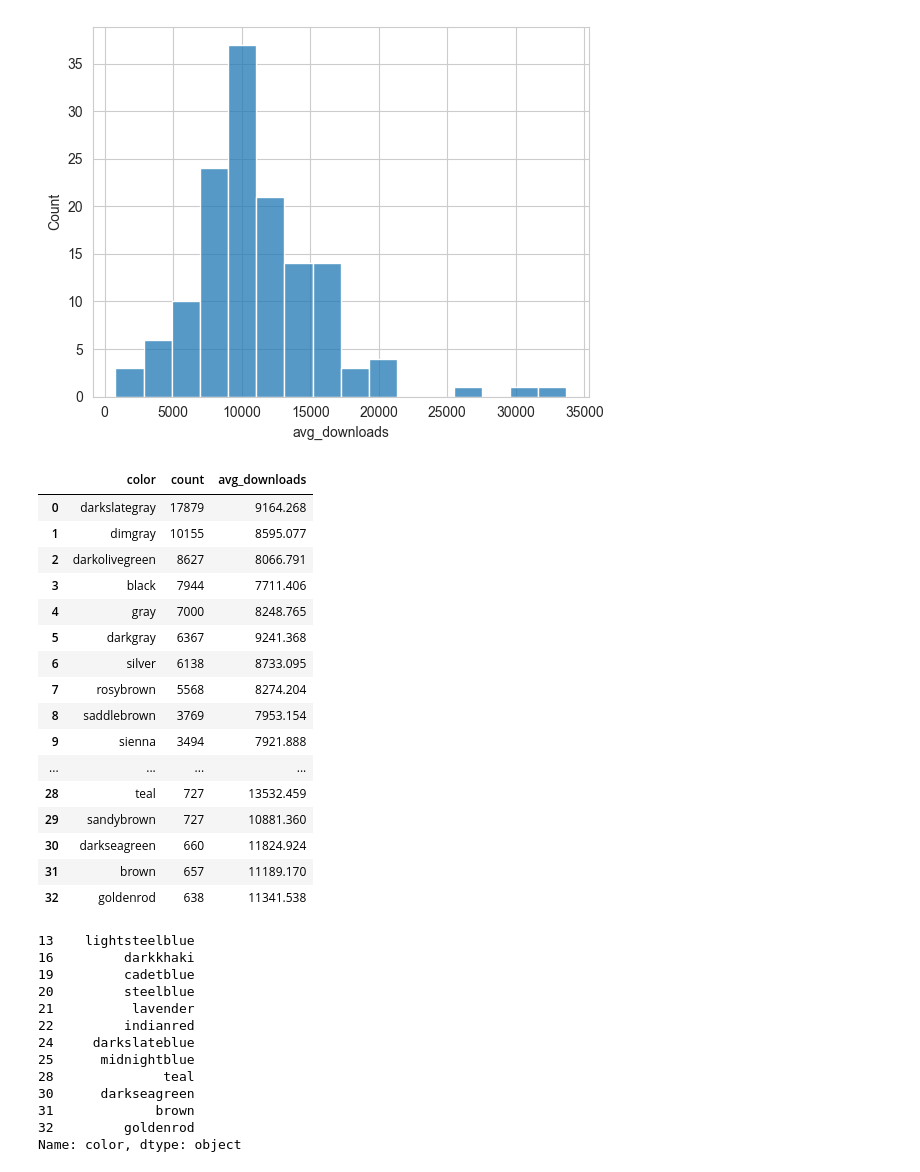
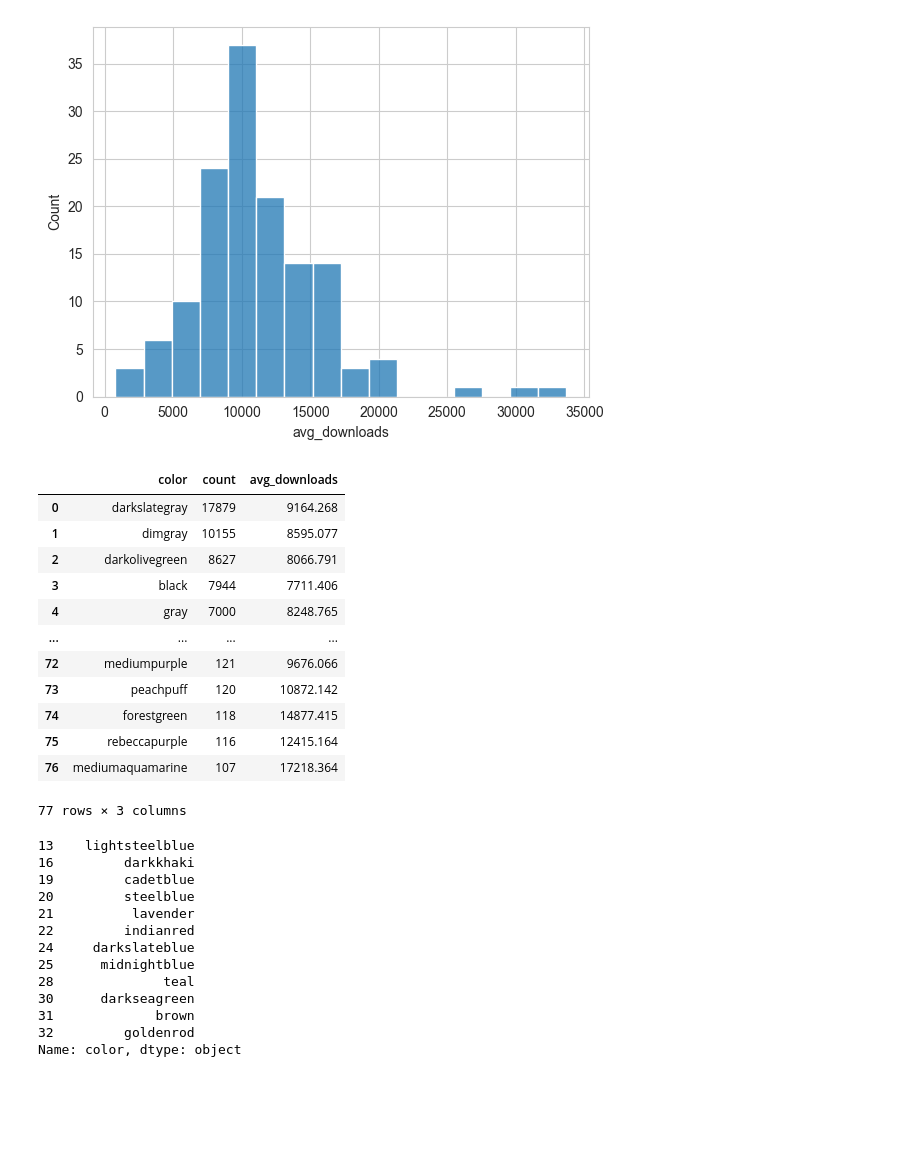
Before and after one commit to jjz17/Datathon2023, a Jupyter notebook: eda_other.ipynb, the cells around one changed output. Cells and saved outputs as stored; diff of their text form; code cells hidden in the pictures; blank space fills up the shorter version.

```diff
--- a/eda_other.ipynb
+++ b/eda_other.ipynb
@@ -64,5 +56,8 @@ Total # of unique image IDs with keywords: 12197
 train = pd.read_csv("data/train.csv")
 train_colors = pd.read_csv("data/train_colors.csv")
 train_keywords = pd.read_csv("data/train_keywords.csv")
+test = pd.read_csv("data/test.csv")
+test_colors = pd.read_csv("data/test_colors.csv")
+test_keywords = pd.read_csv("data/test_keywords.csv")
 
-outlier_ids = train[train["stats_downloads"] > 300000]["image_id"]
+outlier_ids = train[train["stats_downloads"] > 450000]["image_id"]
@@ -167,25 +183,22 @@ sns.histplot(color_downloads["avg_downloads"])
 # %%
 color_downloads.sort_values(["count", "avg_downloads"], ascending=False, inplace=True)
 color_downloads.reset_index(drop=True, inplace=True)
-color_downloads[color_downloads["count"] > 500]
+cd = color_downloads[color_downloads["count"] > 100]
+cd
 # %% [output]
 |  | color | count | avg_downloads |
 | 0 | darkslategray | 17879 | 9164.268 |
 | 1 | dimgray | 10155 | 8595.077 |
 | 2 | darkolivegreen | 8627 | 8066.791 |
 | 3 | black | 7944 | 7711.406 |
 | 4 | gray | 7000 | 8248.765 |
-| 5 | darkgray | 6367 | 9241.368 |
-| 6 | silver | 6138 | 8733.095 |
-| 7 | rosybrown | 5568 | 8274.204 |
-| 8 | saddlebrown | 3769 | 7953.154 |
-| 9 | sienna | 3494 | 7921.888 |
 | ... | ... | ... | ... |
-| 28 | teal | 727 | 13532.459 |
-| 29 | sandybrown | 727 | 10881.360 |
-| 30 | darkseagreen | 660 | 11824.924 |
-| 31 | brown | 657 | 11189.170 |
-| 32 | goldenrod | 638 | 11341.538 |
+| 72 | mediumpurple | 121 | 9676.066 |
+| 73 | peachpuff | 120 | 10872.142 |
+| 74 | forestgreen | 118 | 14877.415 |
+| 75 | rebeccapurple | 116 | 12415.164 |
+| 76 | mediumaquamarine | 107 | 17218.364 |
+77 rows × 3 columns
 # %%
 high_colors = color_downloads[(color_downloads["count"] > 500) & (color_downloads["avg_downloads"] > 11000)].color
 high_colors
```
Also changed, not shown: parts of 14 cells of this notebook, 3 other files.
